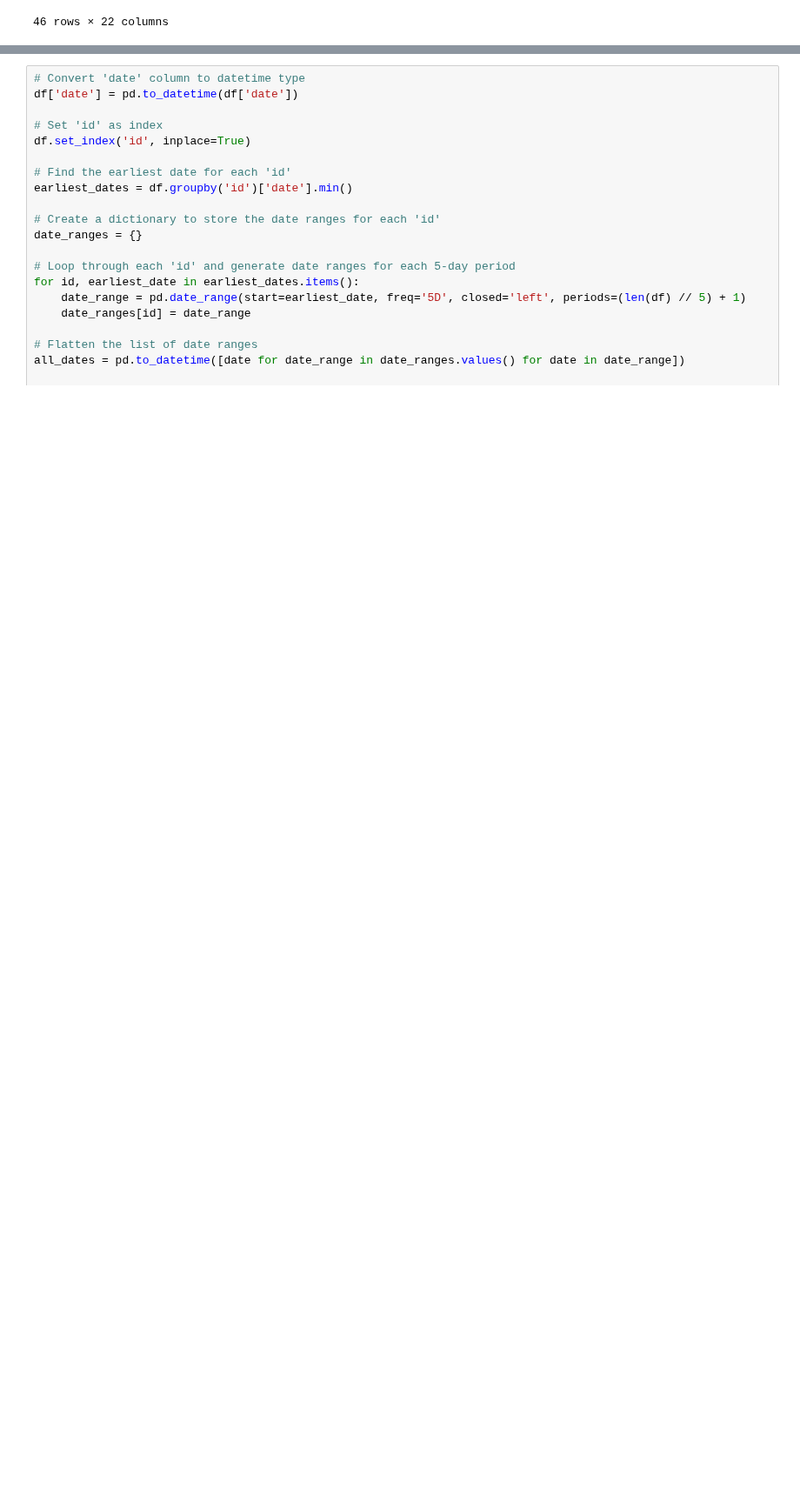
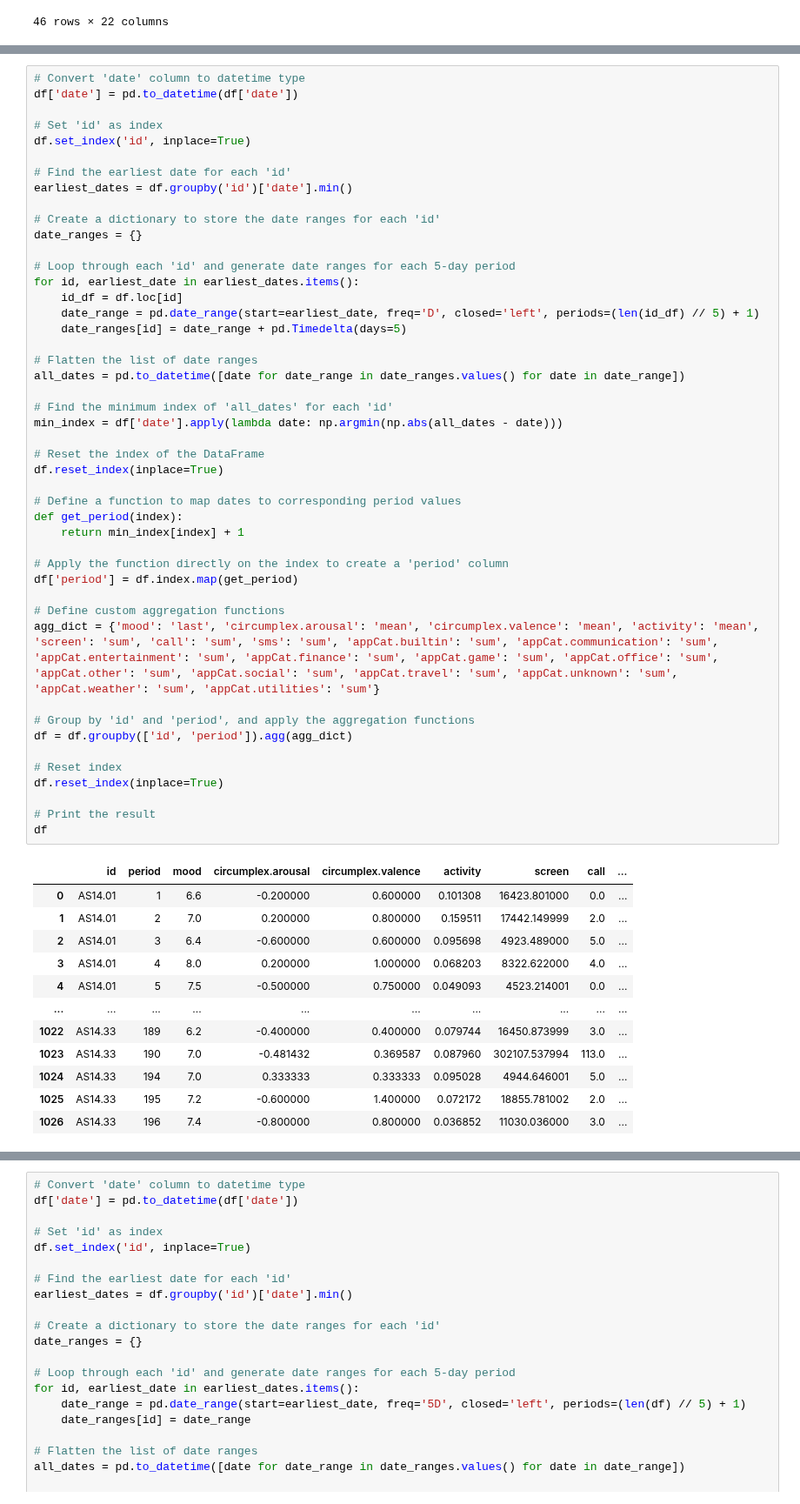
Before and after one commit to QST23/course_dmt, a Jupyter notebook: ass1/feature_engineering.ipynb, the cells around one changed output, grey strips where cells are left out. Shown at 87% size. Drawn from its saved outputs; the diff is of its cells as text; blank space fills up the shorter version.

```diff
--- a/ass1/feature_engineering.ipynb
+++ b/ass1/feature_engineering.ipynb
@@ -32,0 +73,59 @@ df.loc[df['id'] == 'AS14.01']
+# %%
+# Convert 'date' column to datetime type
+df['date'] = pd.to_datetime(df['date'])
+
+# Set 'id' as index
+df.set_index('id', inplace=True)
+
+# Find the earliest date for each 'id'
+earliest_dates = df.groupby('id')['date'].min()
+
+# Create a dictionary to store the date ranges for each 'id'
+date_ranges = {}
+
+# Loop through each 'id' and generate date ranges for each 5-day period
+for id, earliest_date in earliest_dates.items():
+    id_df = df.loc[id]
+    date_range = pd.date_range(start=earliest_date, freq='D', closed='left', periods=(len(id_df) // 5) + 1)
+    date_ranges[id] = date_range + pd.Timedelta(days=5)
+
+# Flatten the list of date ranges
+all_dates = pd.to_datetime([date for date_range in date_ranges.values() for date in date_range])
+
+# Find the minimum index of 'all_dates' for each 'id'
+min_index = df['date'].apply(lambda date: np.argmin(np.abs(all_dates - date)))
+
+# Reset the index of the DataFrame
+df.reset_index(inplace=True)
+
+# Define a function to map dates to corresponding period values
+def get_period(index):
+    return min_index[index] + 1
+
+# Apply the function directly on the index to create a 'period' column
+df['period'] = df.index.map(get_period)
+
+# Define custom aggregation functions
+agg_dict = {'mood': 'last', 'circumplex.arousal': 'mean', 'circumplex.valence': 'mean', 'activity': 'mean', 'screen': 'sum', 'call': 'sum', 'sms': 'sum', 'appCat.builtin': 'sum', 'appCat.communication': 'sum', 'appCat.entertainment': 'sum', 'appCat.finance': 'sum', 'appCat.game': 'sum', 'appCat.office': 'sum', 'appCat.other': 'sum', 'appCat.social': 'sum', 'appCat.travel': 'sum', 'appCat.unknown': 'sum', 'appCat.weather': 'sum', 'appCat.utilities': 'sum'}
+
+# Group by 'id' and 'period', and apply the aggregation functions
+df = df.groupby(['id', 'period']).agg(agg_dict)
+
+# Reset index
+df.reset_index(inplace=True)
+
+# Print the result
+df
+# %% [output]
+|  | id | period | mood | circumplex.arousal | circumplex.valence | activity | screen | call | ... |
+| 0 | AS14.01 | 1 | 6.6 | -0.200000 | 0.600000 | 0.101308 | 16423.801000 | 0.0 | ... |
+| 1 | AS14.01 | 2 | 7.0 | 0.200000 | 0.800000 | 0.159511 | 17442.149999 | 2.0 | ... |
+| 2 | AS14.01 | 3 | 6.4 | -0.600000 | 0.600000 | 0.095698 | 4923.489000 | 5.0 | ... |
+| 3 | AS14.01 | 4 | 8.0 | 0.200000 | 1.000000 | 0.068203 | 8322.622000 | 4.0 | ... |
+| 4 | AS14.01 | 5 | 7.5 | -0.500000 | 0.750000 | 0.049093 | 4523.214001 | 0.0 | ... |
+| ... | ... | ... | ... | ... | ... | ... | ... | ... | ... |
+| 1022 | AS14.33 | 189 | 6.2 | -0.400000 | 0.400000 | 0.079744 | 16450.873999 | 3.0 | ... |
+| 1023 | AS14.33 | 190 | 7.0 | -0.481432 | 0.369587 | 0.087960 | 302107.537994 | 113.0 | ... |
+| 1024 | AS14.33 | 194 | 7.0 | 0.333333 | 0.333333 | 0.095028 | 4944.646001 | 5.0 | ... |
+| 1025 | AS14.33 | 195 | 7.2 | -0.600000 | 1.400000 | 0.072172 | 18855.781002 | 2.0 | ... |
+| 1026 | AS14.33 | 196 | 7.4 | -0.800000 | 0.800000 | 0.036852 | 11030.036000 | 3.0 | ... |
```
Also changed, not shown: parts of 6 cells of this notebook.
